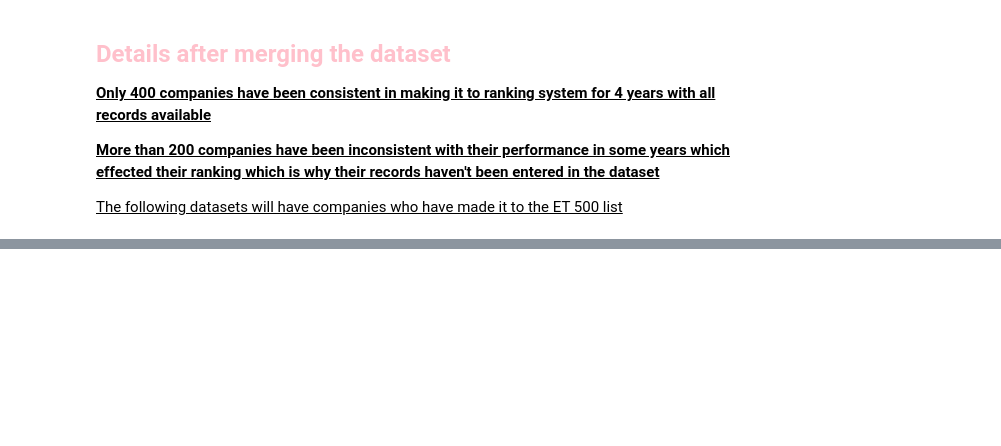
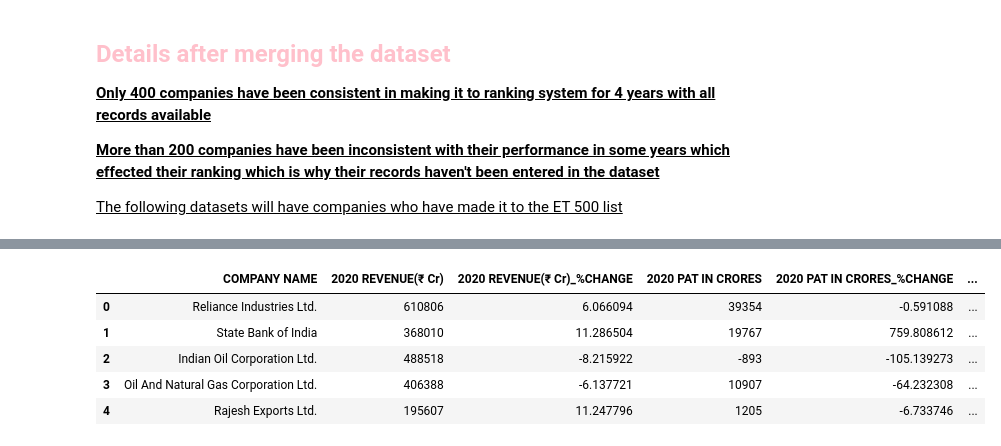
Before and after one commit to Lester-723/Data-Analytics-Projects-, a Jupyter notebook: economic_times_project.ipynb, the cells around one changed output, grey strips where cells are left out. Saved outputs shown, nothing was run; the diff lists cells and outputs as text; code cells hidden in the pictures; blank space fills up the shorter version.

```diff
--- a/economic_times_project.ipynb
+++ b/economic_times_project.ipynb
@@ -231,0 +227,9 @@ creating_reports([set_1,set_2,set_3])
+# %%
+reports["ET_report_2020"].head(5)
+# %% [output]
+|  | COMPANY NAME | 2020 REVENUE(₹ Cr) | 2020 REVENUE(₹ Cr)_%CHANGE | 2020 PAT IN CRORES | 2020 PAT IN CRORES_%CHANGE | ... |
+| 0 | Reliance Industries Ltd. | 610806 | 6.066094 | 39354 | -0.591088 | ... |
+| 1 | State Bank of India | 368010 | 11.286504 | 19767 | 759.808612 | ... |
+| 2 | Indian Oil Corporation Ltd. | 488518 | -8.215922 | -893 | -105.139273 | ... |
+| 3 | Oil And Natural Gas Corporation Ltd. | 406388 | -6.137721 | 10907 | -64.232308 | ... |
+| 4 | Rajesh Exports Ltd. | 195607 | 11.247796 | 1205 | -6.733746 | ... |
```
Also changed, not shown: parts of 5 cells of this notebook.
